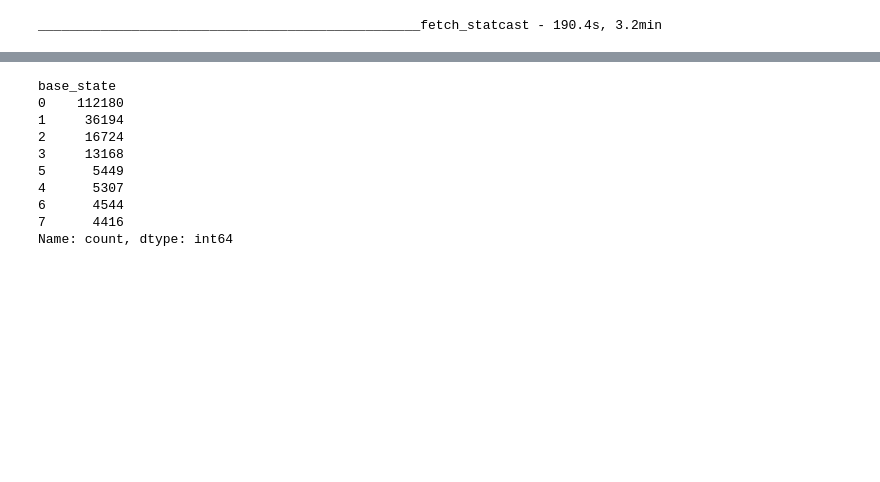
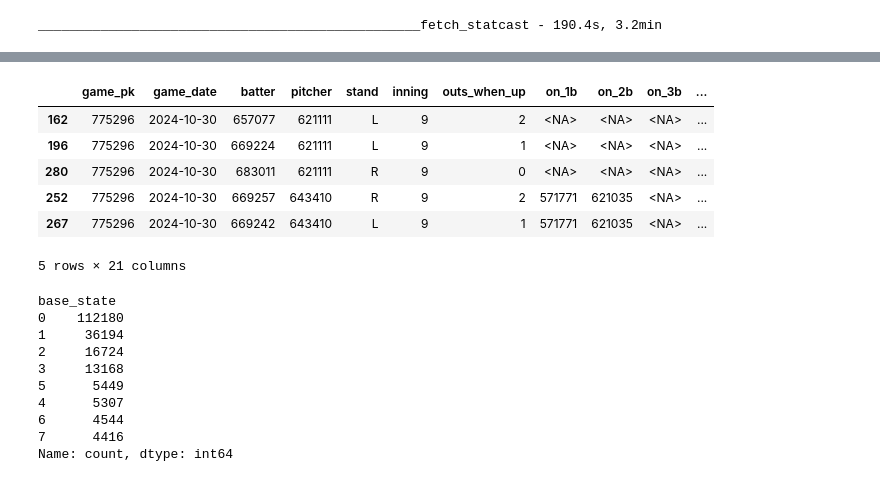
Before and after one commit to nikita-borisov/baseball-data-experiments, a Jupyter notebook: forecast_run_expectancy.ipynb, the cells around one changed output, grey strips where cells are left out. Cells and saved outputs as stored; diff of their text form; code cells hidden in the pictures; blank space fills up the shorter version.

```diff
--- a/forecast_run_expectancy.ipynb
+++ b/forecast_run_expectancy.ipynb
@@ -86,11 +91,9 @@ NEEDED = [
     "game_pk", "game_date",
     "batter", "pitcher", "stand",
     "inning", "outs_when_up",
-    "on_1b", "on_2b", "on_3b",
-    "events"]
+    "on_1b", "on_2b", "on_3b", "age_pit", "age_bat", "balls", "strikes", "pitch_number", #(pitch_number is per PA),
+    "if_fielding_alignment", "of_fielding_alignment",
+    "bat_score", "fld_score",
+    "events", "description"]
 
 df = df_core[NEEDED].dropna(subset=["batter"]).copy()
-
-# Drop missing rows
-df = df.dropna(subset=["batter", "pitcher","events"])
-df.columns
@@ -110,3 +120,20 @@ df[["game_pk","inning"]].head()
+# %%
+
+# Drop missing rows
+df = df.dropna(subset=["batter", "pitcher", "events"])
+
+#replace NaN in events with "PA_continues"
+df["events"] = df["events"].fillna("PA_continues")
+
+df.head()
+# %% [output]
+|  | game_pk | game_date | batter | pitcher | stand | inning | outs_when_up | on_1b | on_2b | on_3b | ... |
+| 162 | 775296 | 2024-10-30 | 657077 | 621111 | L | 9 | 2 | <NA> | <NA> | <NA> | ... |
+| 196 | 775296 | 2024-10-30 | 669224 | 621111 | L | 9 | 1 | <NA> | <NA> | <NA> | ... |
+| 280 | 775296 | 2024-10-30 | 683011 | 621111 | R | 9 | 0 | <NA> | <NA> | <NA> | ... |
+| 252 | 775296 | 2024-10-30 | 669257 | 643410 | R | 9 | 2 | 571771 | 621035 | <NA> | ... |
+| 267 | 775296 | 2024-10-30 | 669242 | 643410 | L | 9 | 1 | 571771 | 621035 | <NA> | ... |
+5 rows × 21 columns
 # %%
 #encode base states via bitmasking
 
```
Also changed, not shown: parts of 22 cells of this notebook.
